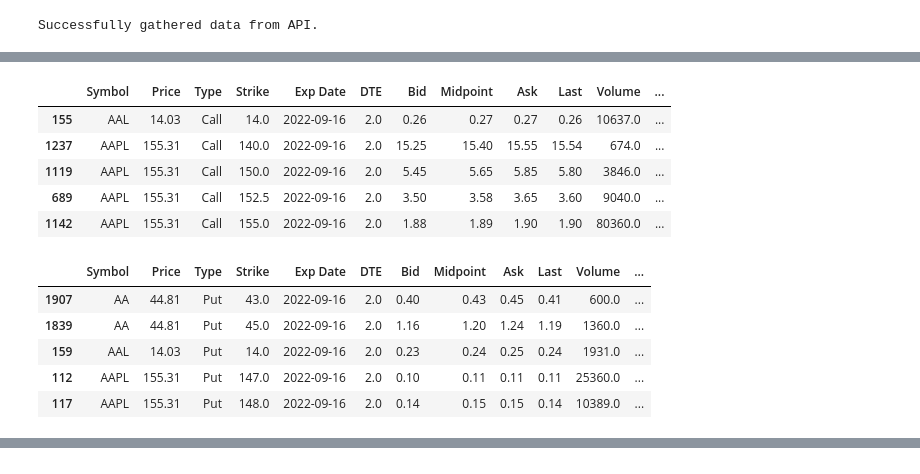
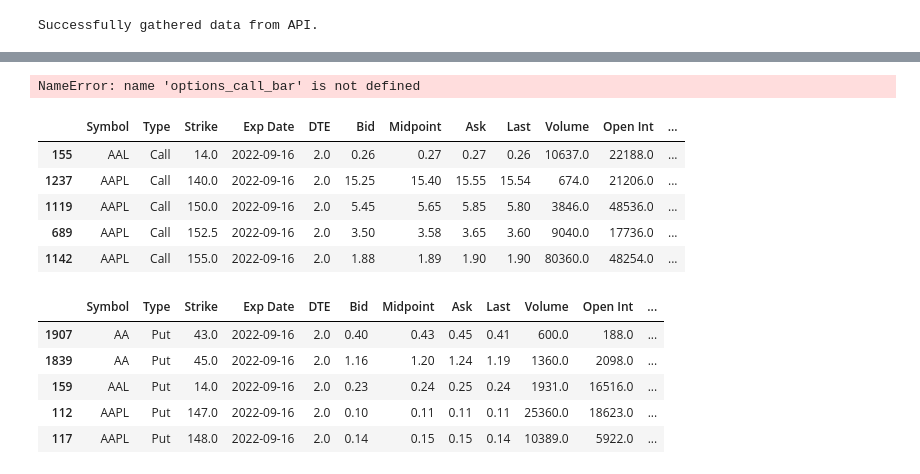
Before and after one commit to Latnid/FinTechProjects, a Jupyter notebook: One/app.ipynb, the cells around one changed output, grey strips where cells are left out. Cells and saved outputs as stored; diff of their text form; code cells hidden in the pictures.

```diff
--- a/One/app.ipynb
+++ b/One/app.ipynb
@@ -43,20 +37,0 @@ df.head()
-# %%
-calls = df[df['Type'] == 'Call']
-calls.head()
-# %% [output]
-|  | Symbol | Price | Type | Strike | Exp Date | DTE | Bid | Midpoint | Ask | Last | Volume | ... |
-| 155 | AAL | 14.03 | Call | 14.0 | 2022-09-16 | 2.0 | 0.26 | 0.27 | 0.27 | 0.26 | 10637.0 | ... |
-| 1237 | AAPL | 155.31 | Call | 140.0 | 2022-09-16 | 2.0 | 15.25 | 15.40 | 15.55 | 15.54 | 674.0 | ... |
-| 1119 | AAPL | 155.31 | Call | 150.0 | 2022-09-16 | 2.0 | 5.45 | 5.65 | 5.85 | 5.80 | 3846.0 | ... |
-| 689 | AAPL | 155.31 | Call | 152.5 | 2022-09-16 | 2.0 | 3.50 | 3.58 | 3.65 | 3.60 | 9040.0 | ... |
-| 1142 | AAPL | 155.31 | Call | 155.0 | 2022-09-16 | 2.0 | 1.88 | 1.89 | 1.90 | 1.90 | 80360.0 | ... |
-# %%
-puts = df[df['Type'] == 'Put']
-puts.head()
-# %% [output]
-|  | Symbol | Price | Type | Strike | Exp Date | DTE | Bid | Midpoint | Ask | Last | Volume | ... |
-| 1907 | AA | 44.81 | Put | 43.0 | 2022-09-16 | 2.0 | 0.40 | 0.43 | 0.45 | 0.41 | 600.0 | ... |
-| 1839 | AA | 44.81 | Put | 45.0 | 2022-09-16 | 2.0 | 1.16 | 1.20 | 1.24 | 1.19 | 1360.0 | ... |
-| 159 | AAL | 14.03 | Put | 14.0 | 2022-09-16 | 2.0 | 0.23 | 0.24 | 0.25 | 0.24 | 1931.0 | ... |
-| 112 | AAPL | 155.31 | Put | 147.0 | 2022-09-16 | 2.0 | 0.10 | 0.11 | 0.11 | 0.11 | 25360.0 | ... |
-| 117 | AAPL | 155.31 | Put | 148.0 | 2022-09-16 | 2.0 | 0.14 | 0.15 | 0.15 | 0.14 | 10389.0 | ... |
@@ -70,3 +39,28 @@ merged_df.columns = ['Total Open Int','Open Int']
 largest_25_OI(df)
 # %% [output]
 [interactive output not drawn]
+# %%
+
+options_call_bar(df)
+# %% [output]
+NameError: name 'options_call_bar' is not defined
+# %%
+calls = df[df['Type'] == 'Call'].drop(columns='Price')
+calls.head()
+# %% [output]
+|  | Symbol | Type | Strike | Exp Date | DTE | Bid | Midpoint | Ask | Last | Volume | Open Int | ... |
+| 155 | AAL | Call | 14.0 | 2022-09-16 | 2.0 | 0.26 | 0.27 | 0.27 | 0.26 | 10637.0 | 22188.0 | ... |
+| 1237 | AAPL | Call | 140.0 | 2022-09-16 | 2.0 | 15.25 | 15.40 | 15.55 | 15.54 | 674.0 | 21206.0 | ... |
+| 1119 | AAPL | Call | 150.0 | 2022-09-16 | 2.0 | 5.45 | 5.65 | 5.85 | 5.80 | 3846.0 | 48536.0 | ... |
+| 689 | AAPL | Call | 152.5 | 2022-09-16 | 2.0 | 3.50 | 3.58 | 3.65 | 3.60 | 9040.0 | 17736.0 | ... |
+| 1142 | AAPL | Call | 155.0 | 2022-09-16 | 2.0 | 1.88 | 1.89 | 1.90 | 1.90 | 80360.0 | 48254.0 | ... |
+# %%
+puts = df[df['Type'] == 'Put'].drop(columns='Price')
+puts.head()
+# %% [output]
+|  | Symbol | Type | Strike | Exp Date | DTE | Bid | Midpoint | Ask | Last | Volume | Open Int | ... |
+| 1907 | AA | Put | 43.0 | 2022-09-16 | 2.0 | 0.40 | 0.43 | 0.45 | 0.41 | 600.0 | 188.0 | ... |
+| 1839 | AA | Put | 45.0 | 2022-09-16 | 2.0 | 1.16 | 1.20 | 1.24 | 1.19 | 1360.0 | 2098.0 | ... |
+| 159 | AAL | Put | 14.0 | 2022-09-16 | 2.0 | 0.23 | 0.24 | 0.25 | 0.24 | 1931.0 | 16516.0 | ... |
+| 112 | AAPL | Put | 147.0 | 2022-09-16 | 2.0 | 0.10 | 0.11 | 0.11 | 0.11 | 25360.0 | 18623.0 | ... |
+| 117 | AAPL | Put | 148.0 | 2022-09-16 | 2.0 | 0.14 | 0.15 | 0.15 | 0.14 | 10389.0 | 5922.0 | ... |
```
Also changed, not shown: parts of 5 cells of this notebook, 1 other file.
